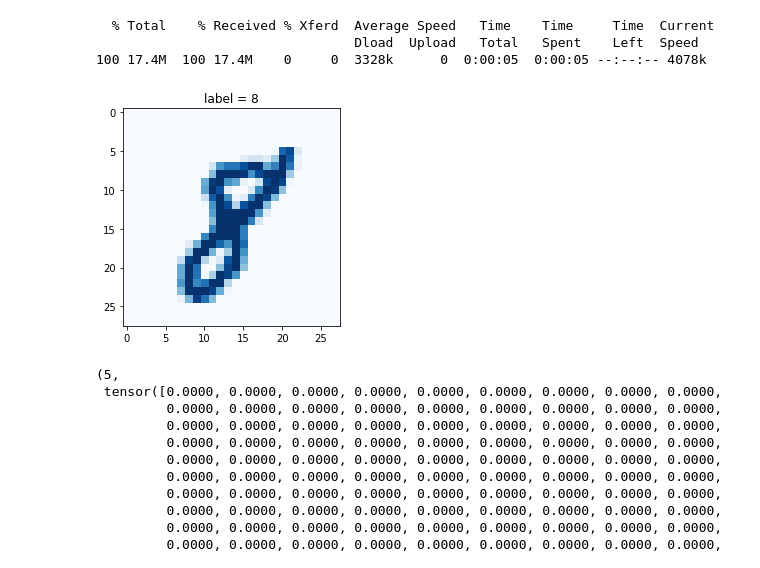
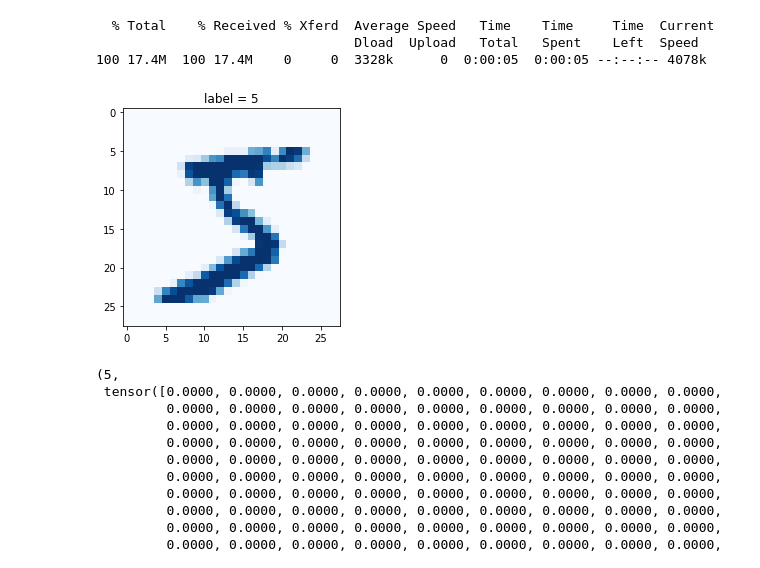
Before and after one commit to kkyuhun94/-TIL, a Jupyter notebook: GAN/GAN_2.ipynb, the cells around one changed output. Cells and saved outputs as stored; diff of their text form; code cells hidden in the pictures.

```diff
--- a/GAN/GAN_2.ipynb
+++ b/GAN/GAN_2.ipynb
@@ -60,9 +61,9 @@ mnist_dataset = MnistDataset('mnist_train.csv')
 # %%
 # check data contains images
 
-mnist_dataset.plot_image(17)
+mnist_dataset.plot_image(0)
 # %% [output]
-[figure, old version]
+[figure, new version]
 # %%
 mnist_dataset[0]
 # %% [output]
```
Also changed, not shown: parts of 14 cells of this notebook, 1 other file.
